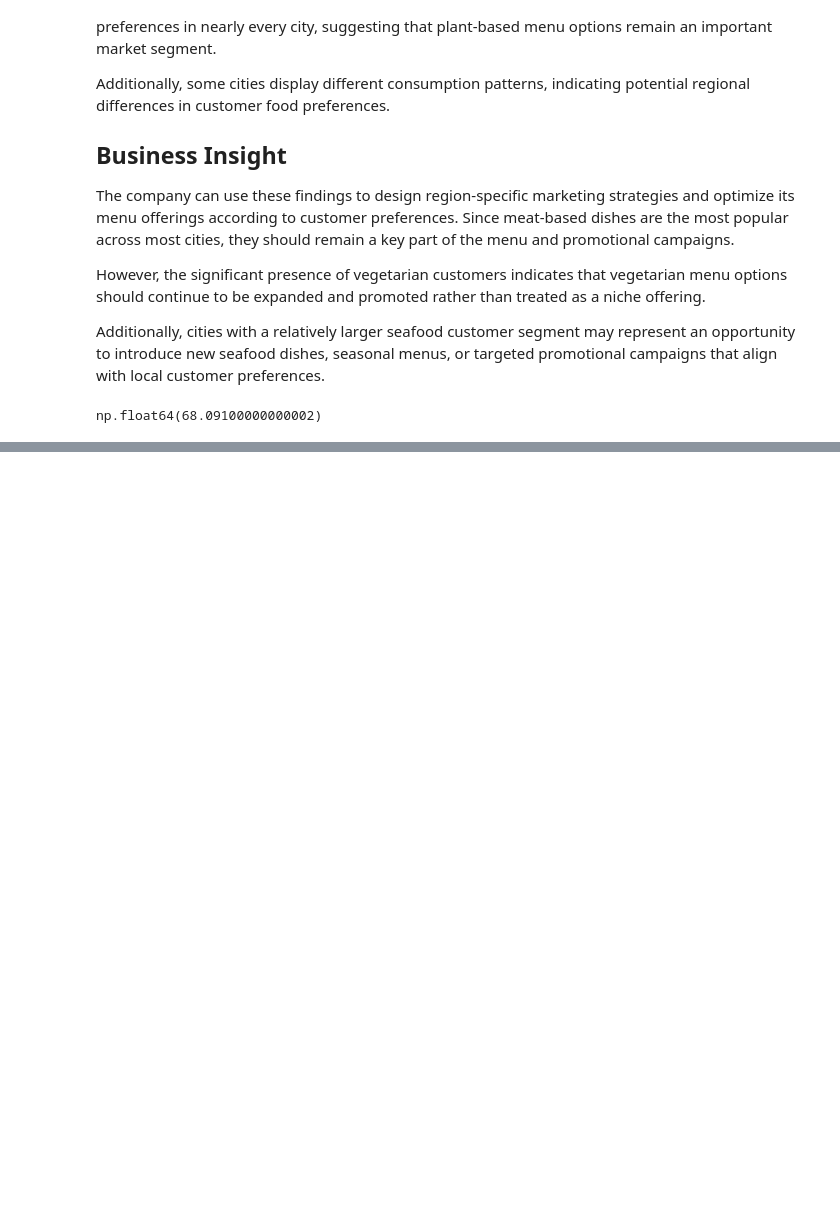
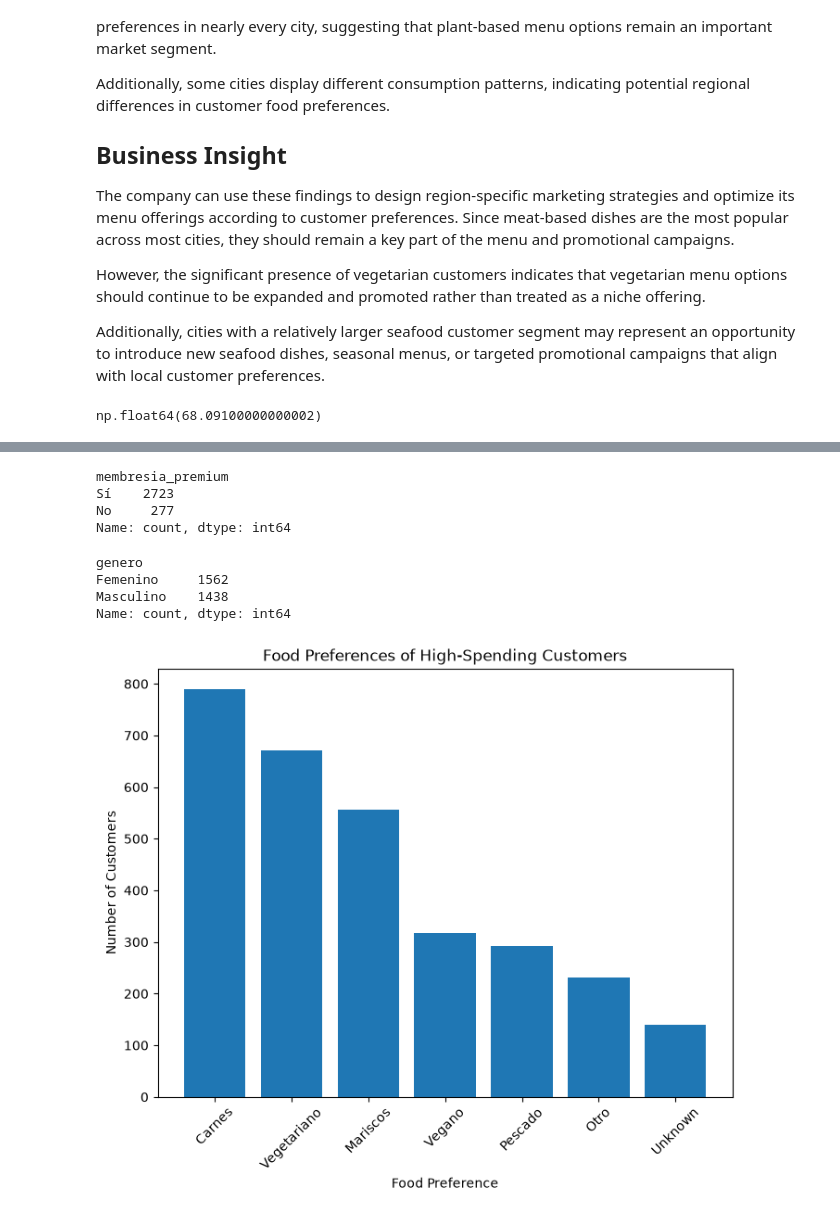
Before and after one commit to Dcuastumal/restaurant-customer-analysis, a Jupyter notebook: notebooks/exploratory_data_analysis.ipynb, the cells around one changed output, grey strips where cells are left out. Drawn from its saved outputs; the diff is of its cells as text; code cells hidden in the pictures; blank space fills up the shorter version.

Commit message:
Complete customer dataset exploratory data analysis

```diff
--- a/notebooks/exploratory_data_analysis.ipynb
+++ b/notebooks/exploratory_data_analysis.ipynb
@@ -773,3 +773,7 @@ high_spending_threshold = customers_clean_df["promedio_gasto_comida"].quantile(0
 high_spending_threshold
 # %% [output]
 np.float64(68.09100000000002)
+# %%
+high_spending_customers = customers_clean_df[
+    customers_clean_df["promedio_gasto_comida"] >= high_spending_threshold
+]
@@ -775,0 +843,36 @@ np.float64(68.09100000000002)
+# %%
+high_spending_customers["membresia_premium"].value_counts()
+# %% [output]
+membresia_premium
+Sí    2723
+No     277
+Name: count, dtype: int64
+# %%
+high_spending_customers["genero"].value_counts()
+# %% [output]
+genero
+Femenino     1562
+Masculino    1438
+Name: count, dtype: int64
+# %%
+food_preferences = (
+    high_spending_customers["preferencias_alimenticias"]
+    .value_counts()
+)
+# %%
+plt.figure(figsize=(8,6))
+
+plt.bar(
+    food_preferences.index,
+    food_preferences.values
+)
+
+plt.title("Food Preferences of High-Spending Customers")
+plt.xlabel("Food Preference")
+plt.ylabel("Number of Customers")
+
+plt.xticks(rotation=45)
+
+plt.show()
+# %% [output]
+[figure, added]
```
Also changed, not shown: parts of 17 cells of this notebook.
